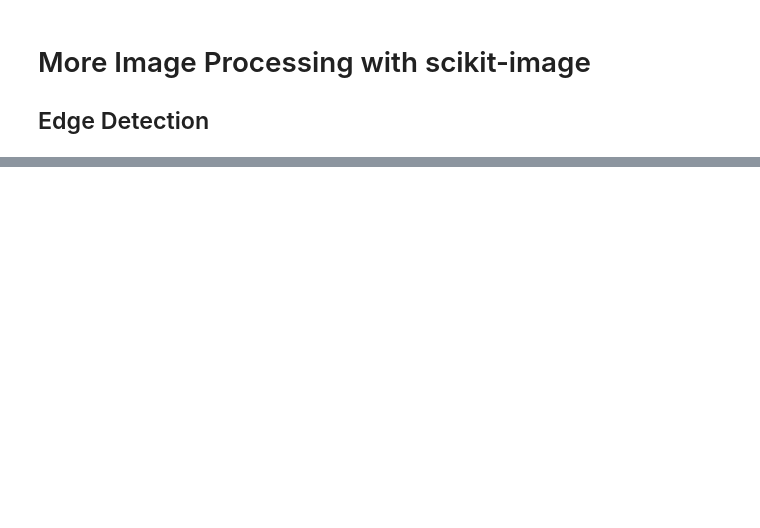
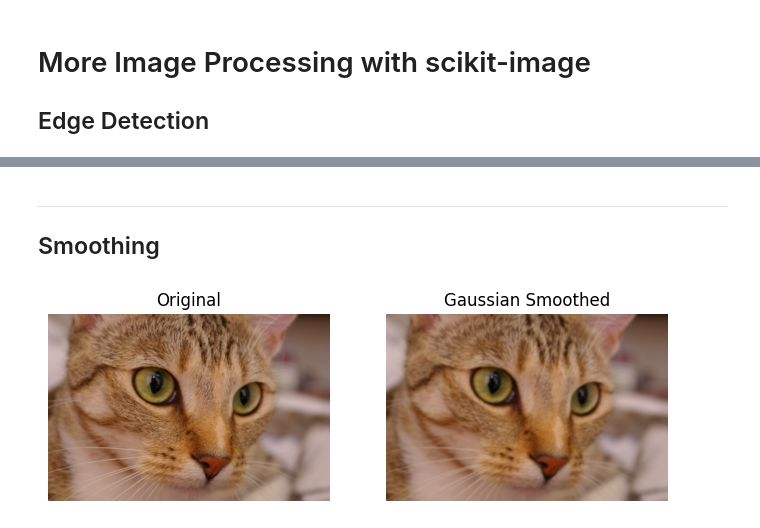
Before and after one commit to r-leyshon/image-processing, a Jupyter notebook: scikit-image/image-processing-with-skimage/02-more.ipynb, the cells around one changed output, grey strips where cells are left out. Drawn from its saved outputs; the diff is of its cells as text; code cells hidden in the pictures; blank space fills up the shorter version.

Commit message:
feat: Gaussian smoothing

```diff
--- a/scikit-image/image-processing-with-skimage/02-more.ipynb
+++ b/scikit-image/image-processing-with-skimage/02-more.ipynb
@@ -34 +32,16 @@ plt.show()
 [figure]
+# %% [markdown]
+***
+## Smoothing
+# %%
+smooth_cat = gaussian(cat, multichannel=True)
+fig, (ax1, ax2) = plt.subplots(ncols=2, figsize=(8,6), sharex=True, sharey=True)
+ax1.imshow(cat)
+ax1.set_title("Original")
+ax1.axis("off")
+ax2.imshow(smooth_cat)
+ax2.axis("off")
+ax2.set_title("Gaussian Smoothed")
+plt.show()
+# %% [output]
+[figure, added]
```
Also changed, not shown: parts of 4 cells of this notebook.
